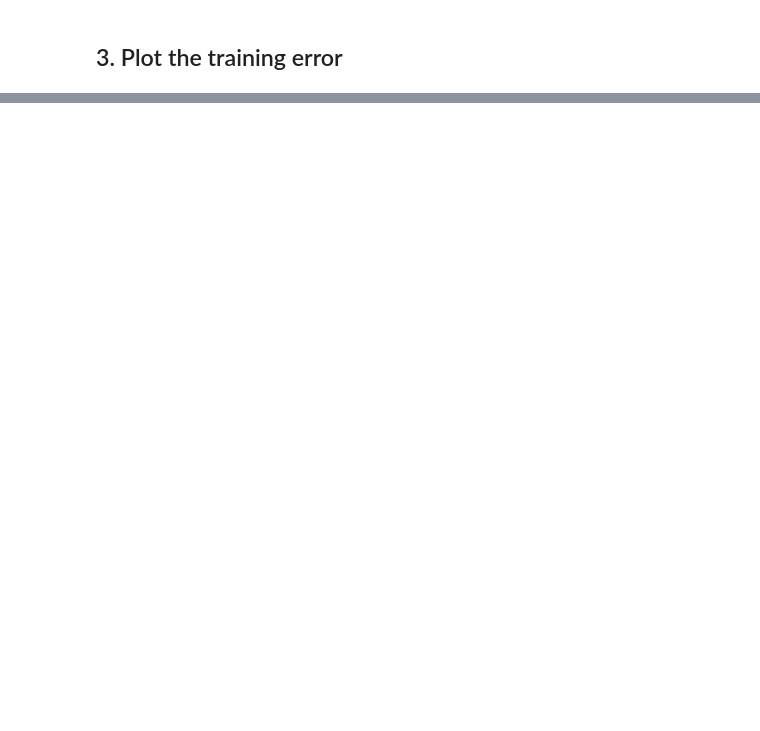
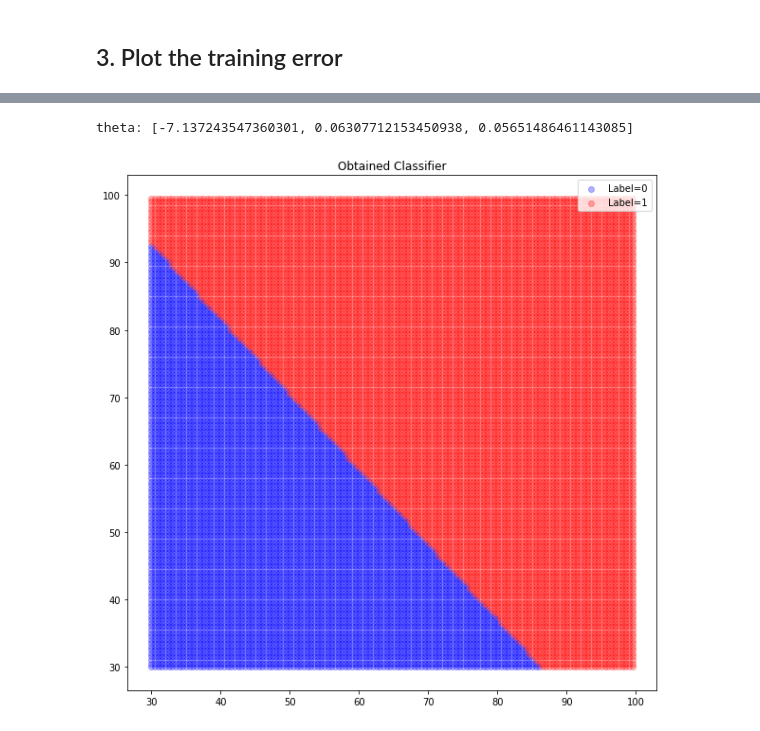
Before and after one commit to fxnnxc/class-MachineLearning, a Jupyter notebook: Assignment05.ipynb, the cells around one changed output, grey strips where cells are left out. Saved outputs shown, nothing was run; the diff lists cells and outputs as text; code cells hidden in the pictures; blank space fills up the shorter version.

```diff
--- a/Assignment05.ipynb
+++ b/Assignment05.ipynb
@@ -98,0 +101,26 @@ Text(0.5, 1.0, 'Error Using Training Data')
+# %%
+X= np.arange(30, 100,0.5)
+Y= np.arange(30, 100,0.5)
+L0_X = []
+L0_Y = []
+L1_X = []
+L1_Y = []
+for x in X:
+  for y in Y:
+    # Sigmoid 값을 기준으로 분할
+    if sigmoid(theta[0]+x*theta[1] +y*theta[2])<=1/2:  # 값이 1/2 이하 Label 0
+      L0_X.append(x)
+      L0_Y.append(y)
+    else:                                              # 값이 1/2 초과 Label 1
+      L1_X.append(x)
+      L1_Y.append(y)
+# %%
+plt.figure(figsize=(10,10))
+plt.scatter(L0_X, L0_Y, c='blue', alpha=0.3, lw=1)
+plt.scatter(L1_X, L1_Y, c='red', alpha=0.3, lw=1)
+plt.title('Obtained Classifier')
+plt.legend(['Label=0','Label=1'])
+print('theta:', theta)
+# %% [output]
+theta: [-7.137243547360301, 0.06307712153450938, 0.05651486461143085]
+[figure, added]
```
Also changed, not shown: parts of 8 cells of this notebook.
